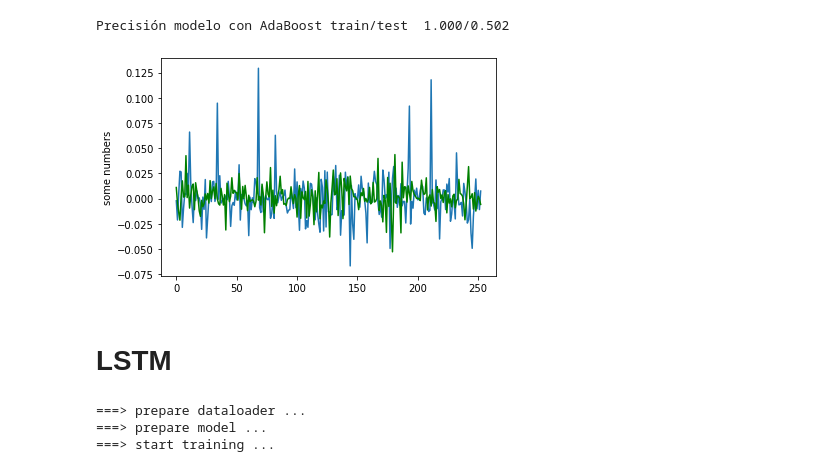
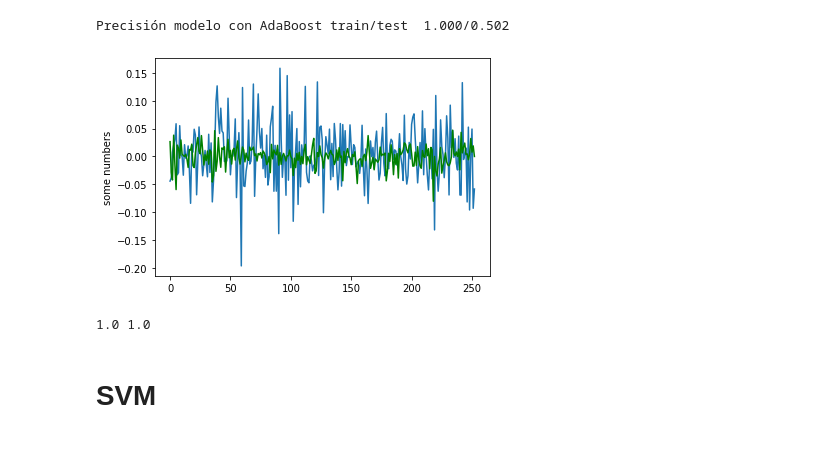
Before and after one commit to rmanzanedo/Synthetic-Time-Series-Analysis, a Jupyter notebook: ets.ipynb, the cells around one changed output. Cells and saved outputs as stored; diff of their text form; code cells hidden in the pictures.

```diff
--- a/ets.ipynb
+++ b/ets.ipynb
@@ -75,14 +75,16 @@ print('Precisión modelo con AdaBoost train/test  {0:.3f}/{1:.3f}'
 # %% [output]
 Precisión modelo con AdaBoost train/test  1.000/0.502
 # %%
-x=df1.iloc[5].values
-x1=df1.iloc[4].values
+x=df1.iloc[500].values
+x1=df1.iloc[4000].values
 
 plt.plot(x1[:len(x)-1])
 plt.plot(x[:len(x)-1],c='g')
 plt.ylabel('some numbers')
 plt.show()
+print(x[-1],x1[-1])
 # %% [output]
-[figure, old version]
+[figure, new version]
+1.0 1.0
 # %% [markdown]
-# LSTM
+# SVM
@@ -141,27 +90,0 @@ class DATA(Dataset):
-# %%
-np.random.seed(999)
-torch.manual_seed(999)
-torch.cuda.manual_seed(999)
-
-''' load dataset and prepare data loader '''
-print('===> prepare dataloader ...')
-
-train_loader = torch.utils.data.DataLoader(DATA(X_train,y_train),
-                                           batch_size=32,
-                                           num_workers=4,
-                                           shuffle=True)
-
-print('===> prepare model ...')
-model = rnn()
-# model.cuda()
-criterion = nn.CrossEntropyLoss()
-
-optimizer = torch.optim.Adam(model.parameters(), lr=0.002, weight_decay=0.0005)
-
-print('===> start training ...')
-iters = 0
-best_acc = 0
-# %% [output]
-===> prepare dataloader ...
-===> prepare model ...
-===> start training ...
```
Also changed, not shown: parts of 10 cells of this notebook.
